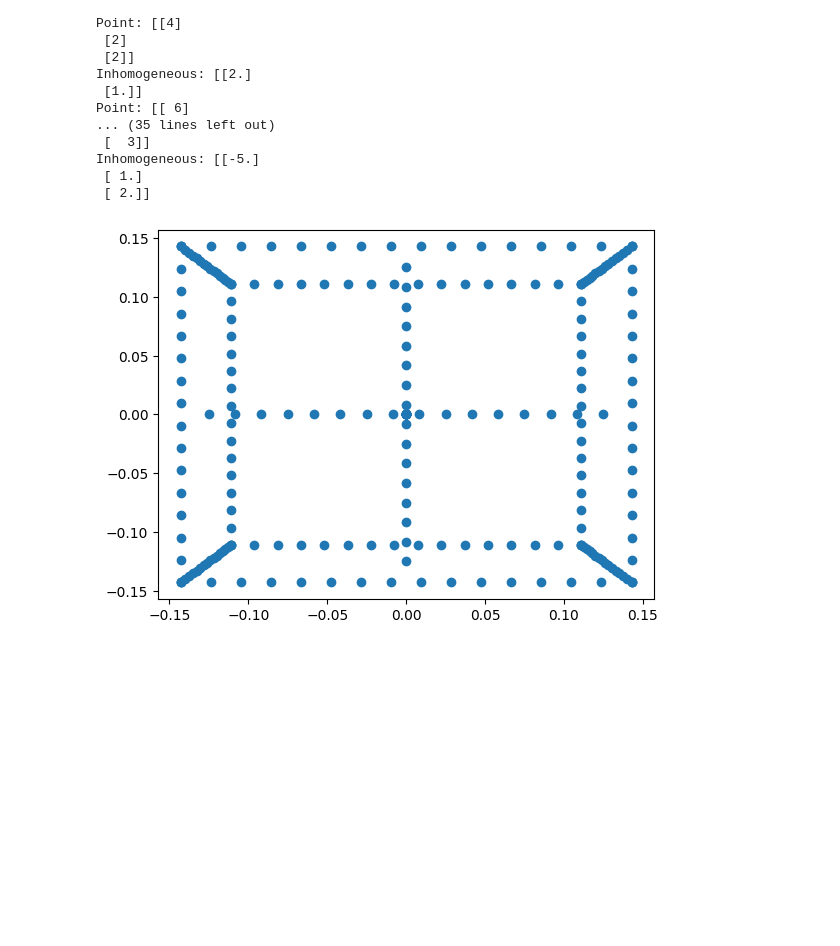
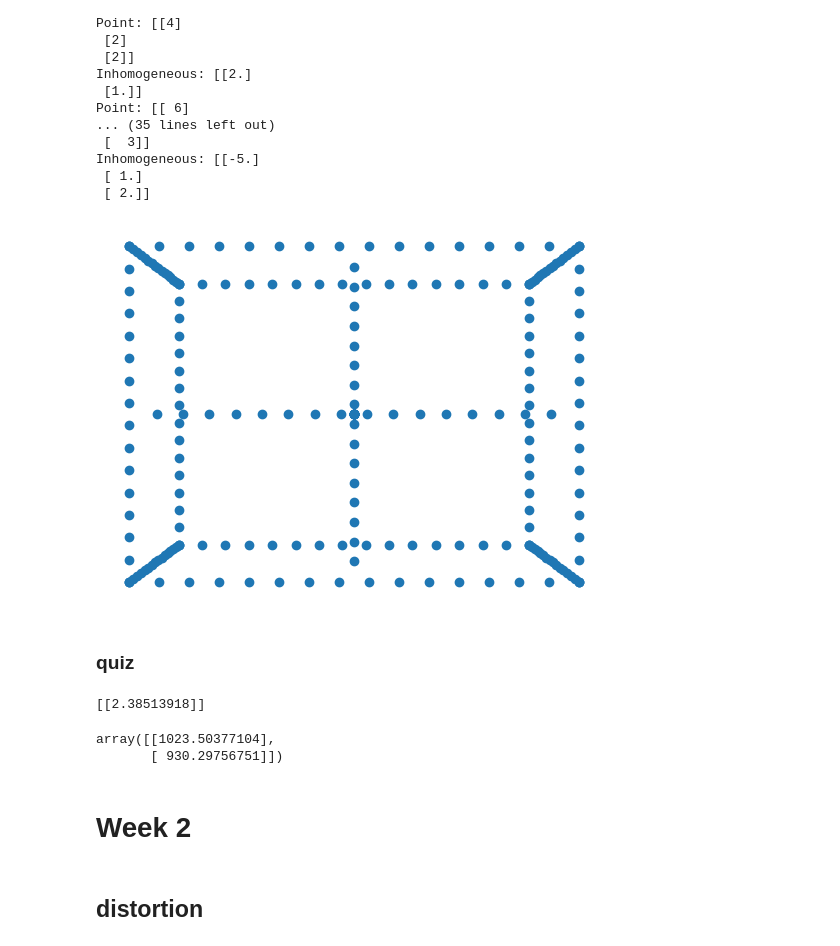
Before and after one commit to nielsenchristianole/cv_notes, a Jupyter notebook: excercises/work.ipynb, the cells around one changed output. Cells and saved outputs as stored; diff of their text form; code cells hidden in the pictures; blank space fills up the shorter version.

Commit message:
finished week2

```diff
--- a/excercises/work.ipynb
+++ b/excercises/work.ipynb
@@ -107,24 +115,76 @@ def box3d(n: int=16) -> np.ndarray:
 
     return np.hstack(points) / 2
 
-def projectpoints(K: np.ndarray, R: np.ndarray, t: np.ndarray, Q: np.ndarray) -> np.ndarray:
+def projectpoints(
+    K: np.ndarray,
+    R: np.ndarray=np.eye(3),
+    t: np.ndarray=np.zeros((3, 1)),
+    Q: Optional[np.ndarray]=None,
+    *,
+    radial_dist_factors: Optional[list[float]]=None,
+) -> np.ndarray:
     """
     K: Camera matrix
     R: Rotation matrix
     t: Translation vector
     Q: 3D points
+    radial_dist_factors: the coefficients of the radial distortion polynomial
+        dr(r) = k_3 * r**2 + k_5 * r**4 + k_7 * r**6 + ...
     """
-    return K @ (R @ Q + t[:, None])
+
+    assert (Q is not None) or (radial_dist_factors is None), "Q must be provided if radial_dist_factors is provided"
+
+    projection_matrix = K @ np.concatenate((R,t), axis=1)
+
+    if Q is None:
+        return projection_matrix
+
+    if radial_dist_factors is not None:
+        # regid transform
+        _tmp = Pi(np.concatenate((R,t), axis=1) @ Q)
+
+        # radial distortion
+        _norm = np.linalg.norm(_tmp, axis=0)
+        _scale = 1 + np.stack([c * _norm ** (2*i)
+                            for i, c in enumerate(radial_dist_factors, start=1)]).sum(axis=0)
+        _tmp = _tmp * _scale
+
+        # camera projection
+        return K @ InvPi(_tmp)
+
+    return projection_matrix @ Q
 # %%
 K = np.eye(3)
 R = lambda theta: np.array([[np.cos(theta), 0, np.sin(theta)],
                             [0, 1, 0],
                             [-np.sin(theta), 0, np.cos(theta)]])
-t = np.zeros(3)
+t = np.zeros((3, 1))
 t[2] = 4
-Q = box3d()
+Q = InvPi(box3d())
 
 plt.scatter(*Pi(projectpoints(K, R(0), t, Q)))
+plt.axis('off')
 plt.show()
 # %% [output]
-[figure, old version]
+[figure, new version]
+# %% [markdown]
+### quiz
+# %%
+p = np.array([[2, 4, 3]]).T
+l = np.array([[1, 2, 2]]).T
+print(shortest_distance_to_line(p, l))
+
+
+K = camera_matrix(1720, np.array([680, 610]))
+R = cv2.Rodrigues(np.array([-0.1, 0.1, -0.2]))[0]
+t = np.array([[0.09], [0.05], [0.05]])
+Q = InvPi(np.array([[-0.03, 0.01, 0.59]]).T)
+Pi(projectpoints(K, R, t, Q))
+# %% [output]
+[[2.38513918]]
+array([[1023.50377104],
+       [ 930.29756751]])
+# %% [markdown]
+# Week 2
+# %% [markdown]
+## distortion
```
Also changed, not shown: parts of 11 cells of this notebook, 2 other files.
